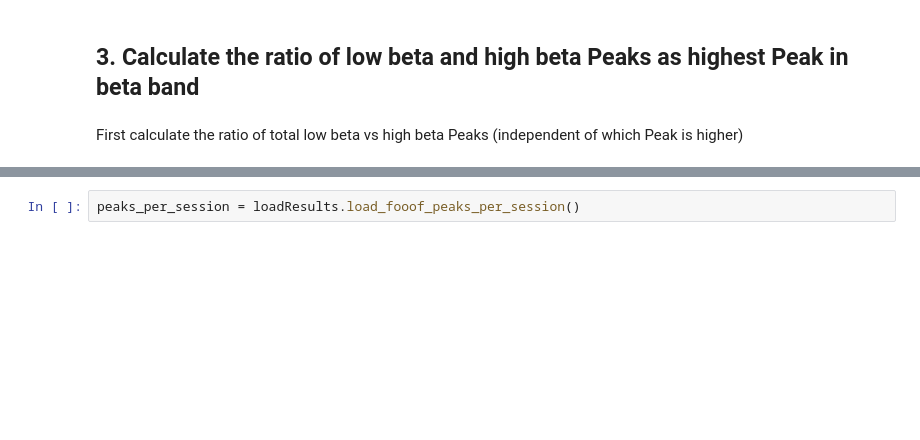
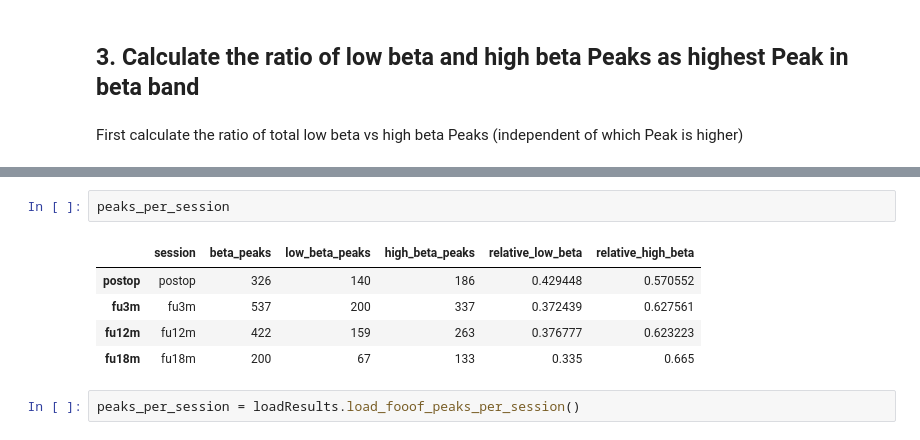
Before and after one commit to JKBehnke/BetaSenSightLongterm, a Jupyter notebook: notebooks/fooof_playground.ipynb, the cells around one changed output, grey strips where cells are left out. Cells and saved outputs as stored; diff of their text form; blank space fills up the shorter version.

```diff
--- a/notebooks/fooof_playground.ipynb
+++ b/notebooks/fooof_playground.ipynb
@@ -663,3 +663,11 @@ written in:  c:\Users\jebe12\Research\Longterm_beta_project\figures
+# %%
+peaks_per_session
+# %% [output]
+|  | session | beta_peaks | low_beta_peaks | high_beta_peaks | relative_low_beta | relative_high_beta |
+| postop | postop | 326 | 140 | 186 | 0.429448 | 0.570552 |
+| fu3m | fu3m | 537 | 200 | 337 | 0.372439 | 0.627561 |
+| fu12m | fu12m | 422 | 159 | 263 | 0.376777 | 0.623223 |
+| fu18m | fu18m | 200 | 67 | 133 | 0.335 | 0.665 |
 # %%
 peaks_per_session = loadResults.load_fooof_peaks_per_session()
 # %%
```
Also changed, not shown: parts of 8 cells of this notebook, 4 other files.
